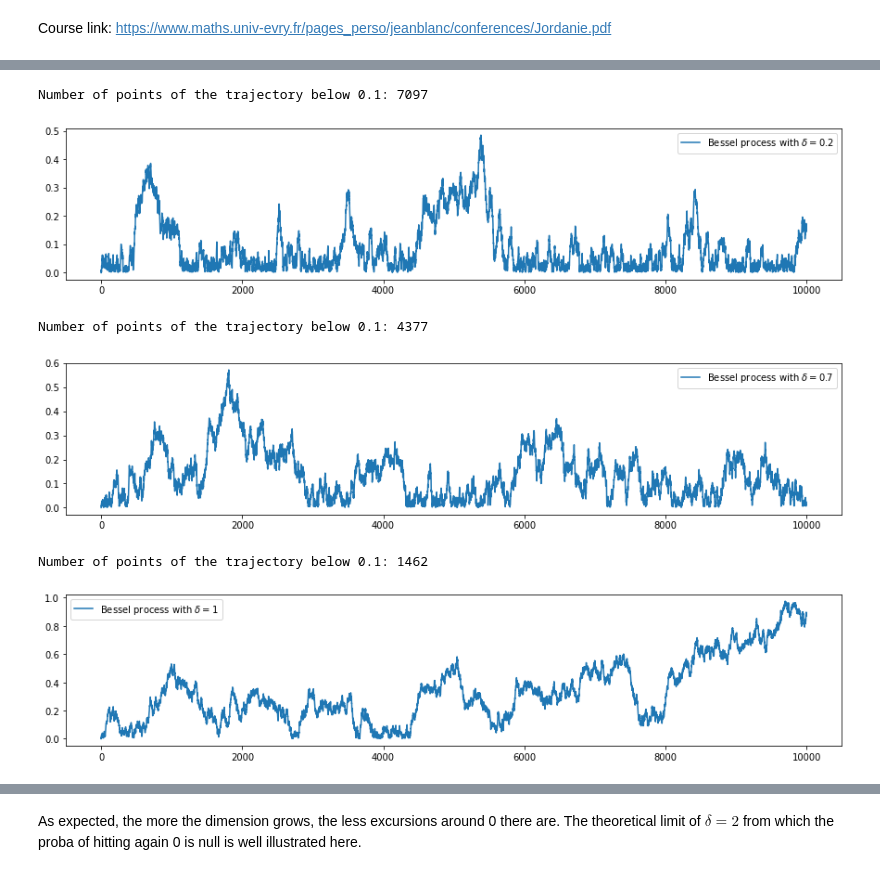
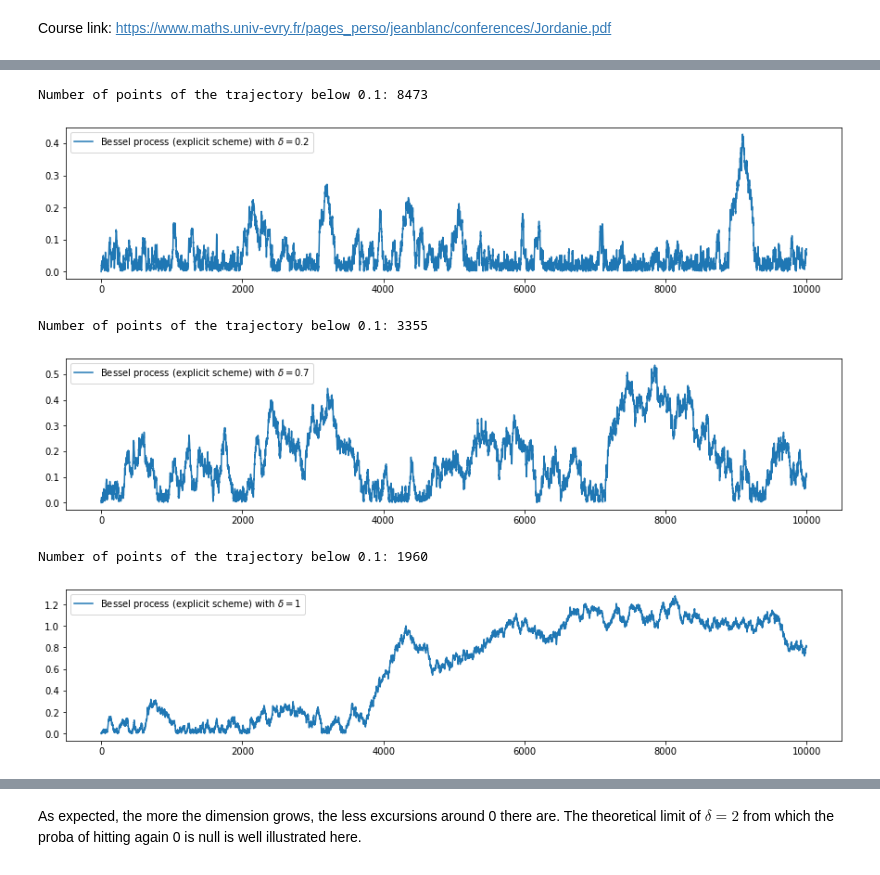
Before and after one commit to MatthieuDarcy/BMLPitmanYor, a Jupyter notebook: Simulation/Kingman Bessel Sampling.ipynb, the cells around one changed output, grey strips where cells are left out. Drawn from its saved outputs; the diff is of its cells as text; code cells hidden in the pictures.

```diff
--- a/Simulation/Kingman Bessel Sampling.ipynb
+++ b/Simulation/Kingman Bessel Sampling.ipynb
@@ -26,24 +34,24 @@ traj = explicit_bessel(delta, n)
 print("Number of points of the trajectory below 0.1:", (traj<1e-1).sum())
 
 fig, ax = plt.subplots(figsize=(15,3))
-ax.plot(traj, label="Bessel process with $\delta=$"+str(delta))
+ax.plot(traj, label="Bessel process (explicit scheme) with $\delta=$"+str(delta))
 _ = plt.legend()
 # %% [output]
-Number of points of the trajectory below 0.1: 7097
+Number of points of the trajectory below 0.1: 8473
-[figure, old version]
+[figure, new version]
 # %%
 delta = 0.7
 n = 10000
 traj = explicit_bessel(delta, n)
 
 print("Number of points of the trajectory below 0.1:", (traj<1e-1).sum())
 
 fig, ax = plt.subplots(figsize=(15,3))
-ax.plot(traj, label="Bessel process with $\delta=$"+str(delta))
+ax.plot(traj, label="Bessel process (explicit scheme) with $\delta=$"+str(delta))
 _ = plt.legend()
 # %% [output]
-Number of points of the trajectory below 0.1: 4377
+Number of points of the trajectory below 0.1: 3355
-[figure, old version]
+[figure, new version]
 # %%
 # Norm of a Brownian motion
 delta = 1
@@ -53,11 +61,11 @@ traj = explicit_bessel(delta, n)
 print("Number of points of the trajectory below 0.1:", (traj<1e-1).sum())
 
 fig, ax = plt.subplots(figsize=(15,3))
-ax.plot(traj, label="Bessel process with $\delta=$"+str(delta))
+ax.plot(traj, label="Bessel process (explicit scheme) with $\delta=$"+str(delta))
 _ = plt.legend()
 # %% [output]
-Number of points of the trajectory below 0.1: 1462
+Number of points of the trajectory below 0.1: 1960
-[figure, old version]
+[figure, new version]
 # %%
 # Comparison with the exact case of a norm of a Brownian motion
 traj = abs(np.cumsum(np.random.normal(scale=1/np.sqrt(n), size=n)))
```
Also changed, not shown: parts of 24 cells of this notebook.
